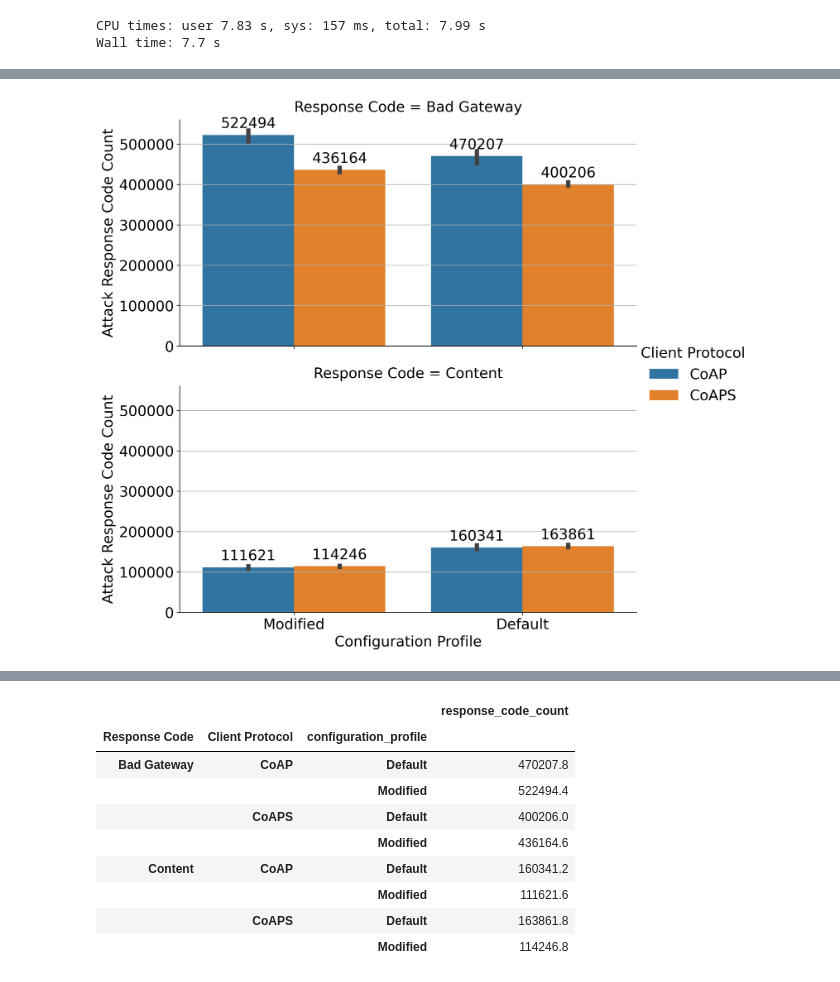
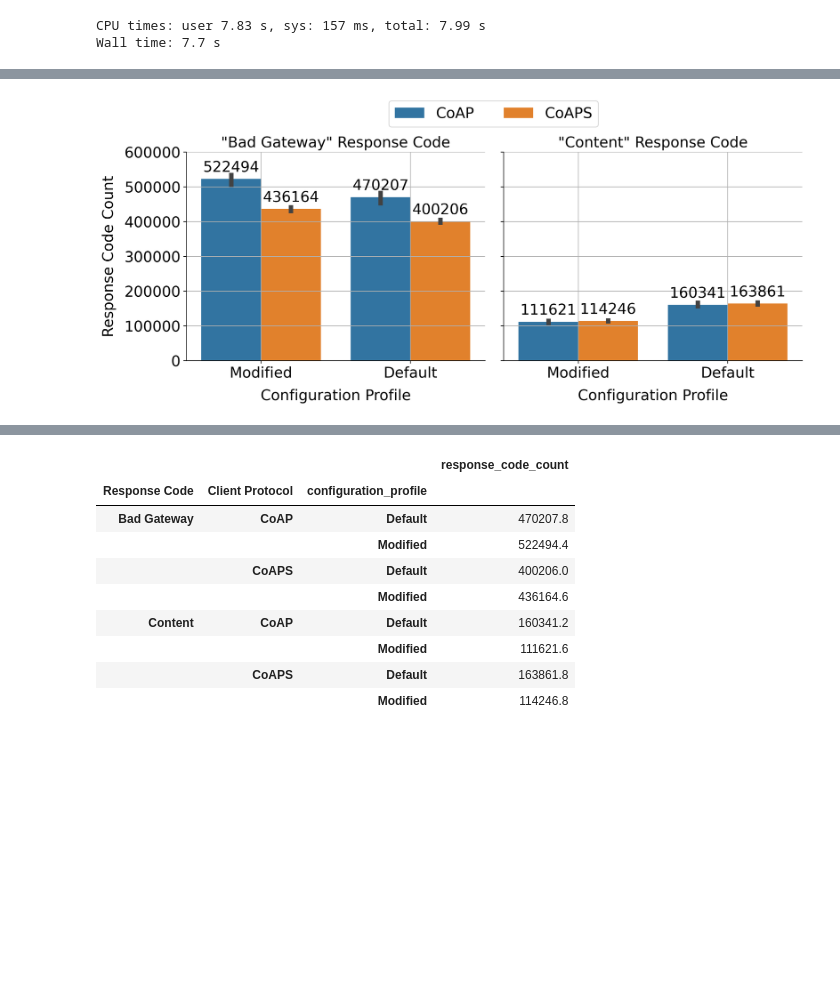
Before and after one commit to amirfarhat/dos-californium, a Jupyter notebook: notebooks/thesis/clickhouse_group_thesisoptimaldb.ipynb, the cells around one changed output, grey strips where cells are left out. Cells and saved outputs as stored; diff of their text form; code cells hidden in the pictures; blank space fills up the shorter version.

```diff
--- a/notebooks/thesis/clickhouse_group_thesisoptimaldb.ipynb
+++ b/notebooks/thesis/clickhouse_group_thesisoptimaldb.ipynb
@@ -1463,38 +1695,50 @@ df = (
   .sort_values(by=["configuration_profile"], ascending=False)
 )
 
 g = sns.catplot(
   data=df,
   kind="bar",
   x="configuration_profile",
   y="response_code_count",
   hue="Client Protocol",
-  row="Response Code",
-  aspect=2,
+  col="Response Code",
+  aspect=1.25,
 )
 
-g.set_xlabels("Configuration Profile")
-g.set_ylabels("Attack Response Code Count")
+g.set_xlabels("Configuration Profile", labelpad=10)
+g.set_ylabels("Response Code Count", labelpad=10)
+g.set(
+  yticks=np.arange(0, 600_001, 100_000)
+)
 g.set_titles(
-  pad=10,
+  template='"{col_name}" Response Code',
 )
 
-axes = [ g.axes[i, 0] for i in range(2) ]
+axes = [ g.axes[0, i] for i in range(2) ]
 for ax in axes:
-  ax.grid(True, axis="y")
+  ax.grid(True, axis="both")
   for container in ax.containers:
     ax.bar_label(container, fmt="%d", padding=5)
+
+sns.move_legend(
+  g,
+  "upper center",
+  bbox_to_anchor=(0.49, 1.09),
+  ncol=2,
+  title=None,
+  frameon=True,
+)
 
 plt.show()
 
 (
   df
   .groupby(
     by=["Response Code", "Client Protocol", "configuration_profile"]
   )
   .agg(
     response_code_count=("response_code_count", "mean")
   )
 )
 # %% [output]
-[figure, old version]
+[figure, new version]
```
Also changed, not shown: parts of 19 cells of this notebook.
